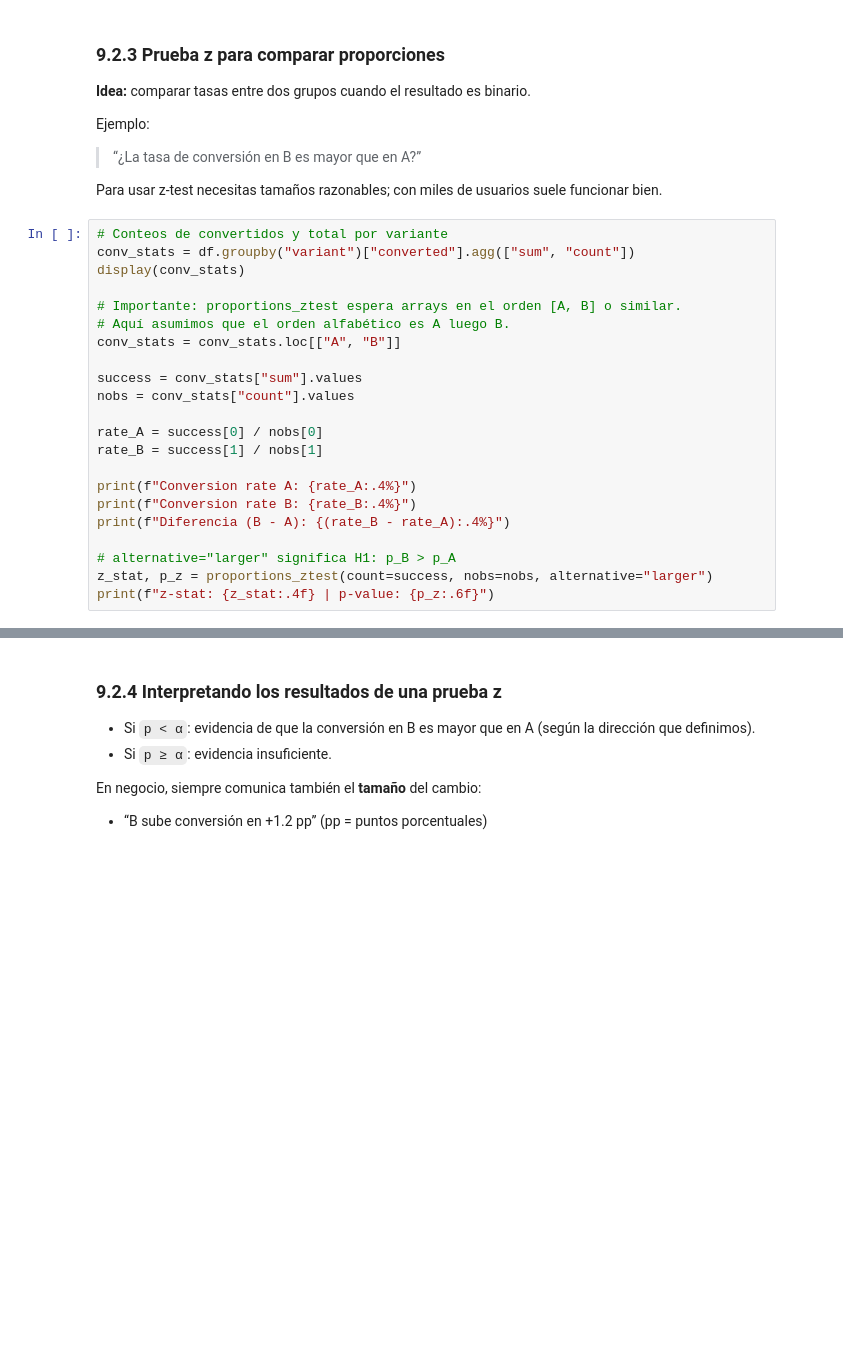
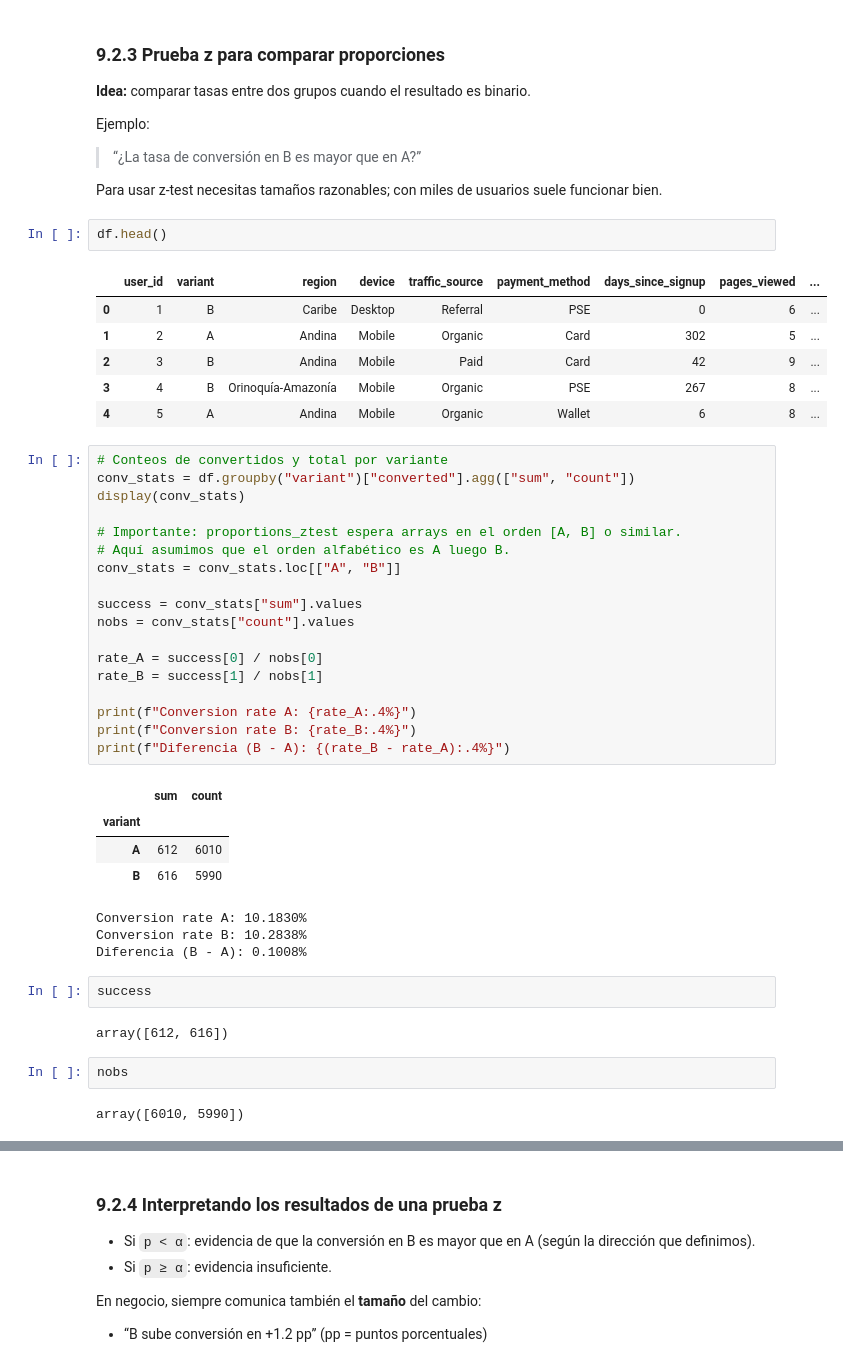
Before and after one commit to ljpiere/tpdata_python, a Jupyter notebook: DA/Sprint9_Webinar27_Teorico.ipynb, the cells around one changed output, grey strips where cells are left out. Drawn from its saved outputs; the diff is of its cells as text; blank space fills up the shorter version.

```diff
--- a/DA/Sprint9_Webinar27_Teorico.ipynb
+++ b/DA/Sprint9_Webinar27_Teorico.ipynb
@@ -409,6 +537,15 @@ Ejemplo:
 > “¿La tasa de conversión en B es mayor que en A?”
 
 Para usar z-test necesitas tamaños razonables; con miles de usuarios suele funcionar bien.
+# %%
+df.head()
+# %% [output]
+|  | user_id | variant | region | device | traffic_source | payment_method | days_since_signup | pages_viewed | ... |
+| 0 | 1 | B | Caribe | Desktop | Referral | PSE | 0 | 6 | ... |
+| 1 | 2 | A | Andina | Mobile | Organic | Card | 302 | 5 | ... |
+| 2 | 3 | B | Andina | Mobile | Paid | Card | 42 | 9 | ... |
+| 3 | 4 | B | Orinoquía-Amazonía | Mobile | Organic | PSE | 267 | 8 | ... |
+| 4 | 5 | A | Andina | Mobile | Organic | Wallet | 6 | 8 | ... |
 # %%
 # Conteos de convertidos y total por variante
 conv_stats = df.groupby("variant")["converted"].agg(["sum", "count"])
@@ -427,7 +564,19 @@ rate_B = success[1] / nobs[1]
 print(f"Conversion rate A: {rate_A:.4%}")
 print(f"Conversion rate B: {rate_B:.4%}")
 print(f"Diferencia (B - A): {(rate_B - rate_A):.4%}")
-
-# alternative="larger" significa H1: p_B > p_A
-z_stat, p_z = proportions_ztest(count=success, nobs=nobs, alternative="larger")
-print(f"z-stat: {z_stat:.4f} | p-value: {p_z:.6f}")
+# %% [output]
+|  | sum | count |
+| variant |  |  |
+| A | 612 | 6010 |
+| B | 616 | 5990 |
+Conversion rate A: 10.1830%
+Conversion rate B: 10.2838%
+Diferencia (B - A): 0.1008%
+# %%
+success
+# %% [output]
+array([612, 616])
+# %%
+nobs
+# %% [output]
+array([6010, 5990])
```
Also changed, not shown: parts of 21 cells of this notebook.
